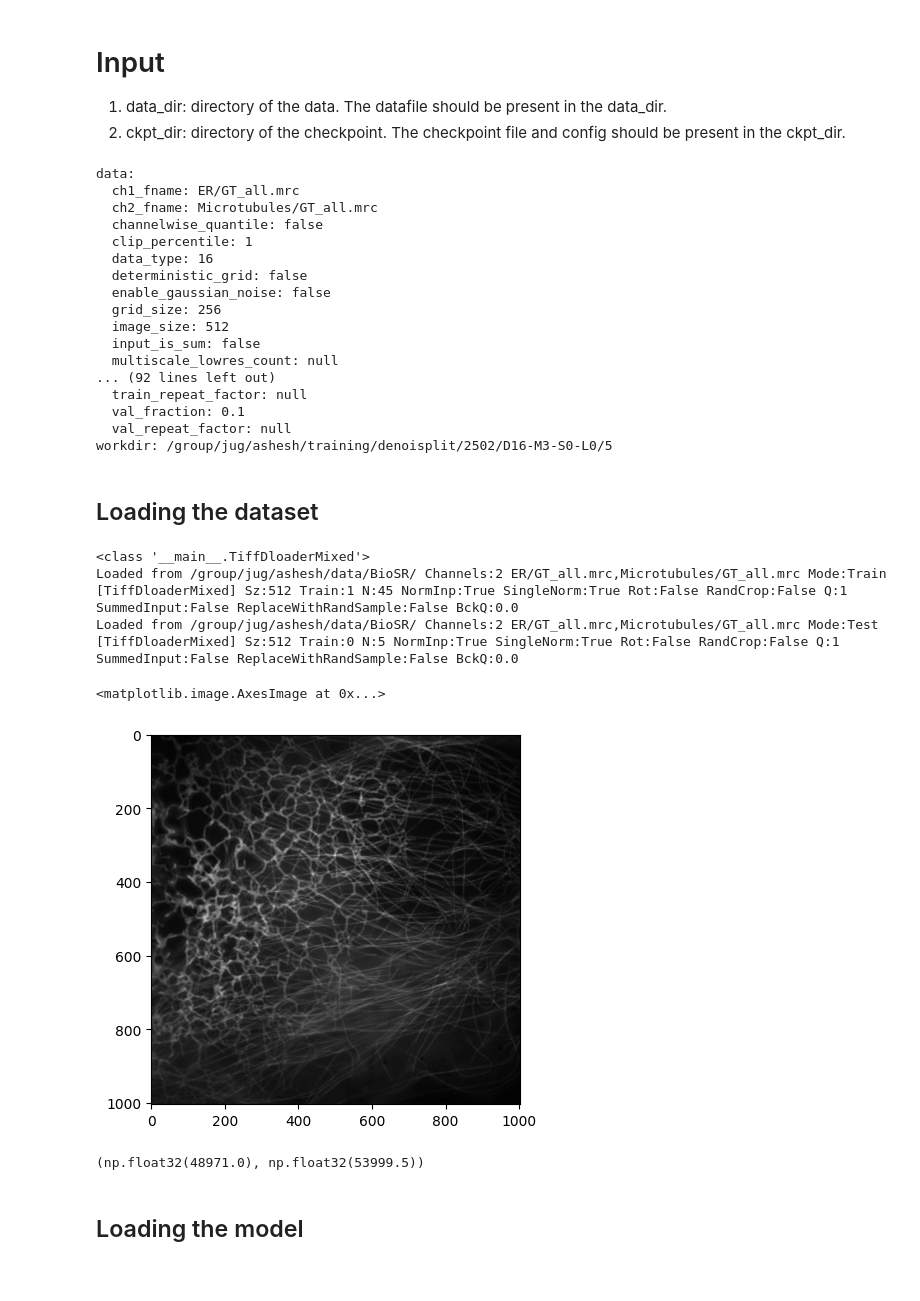
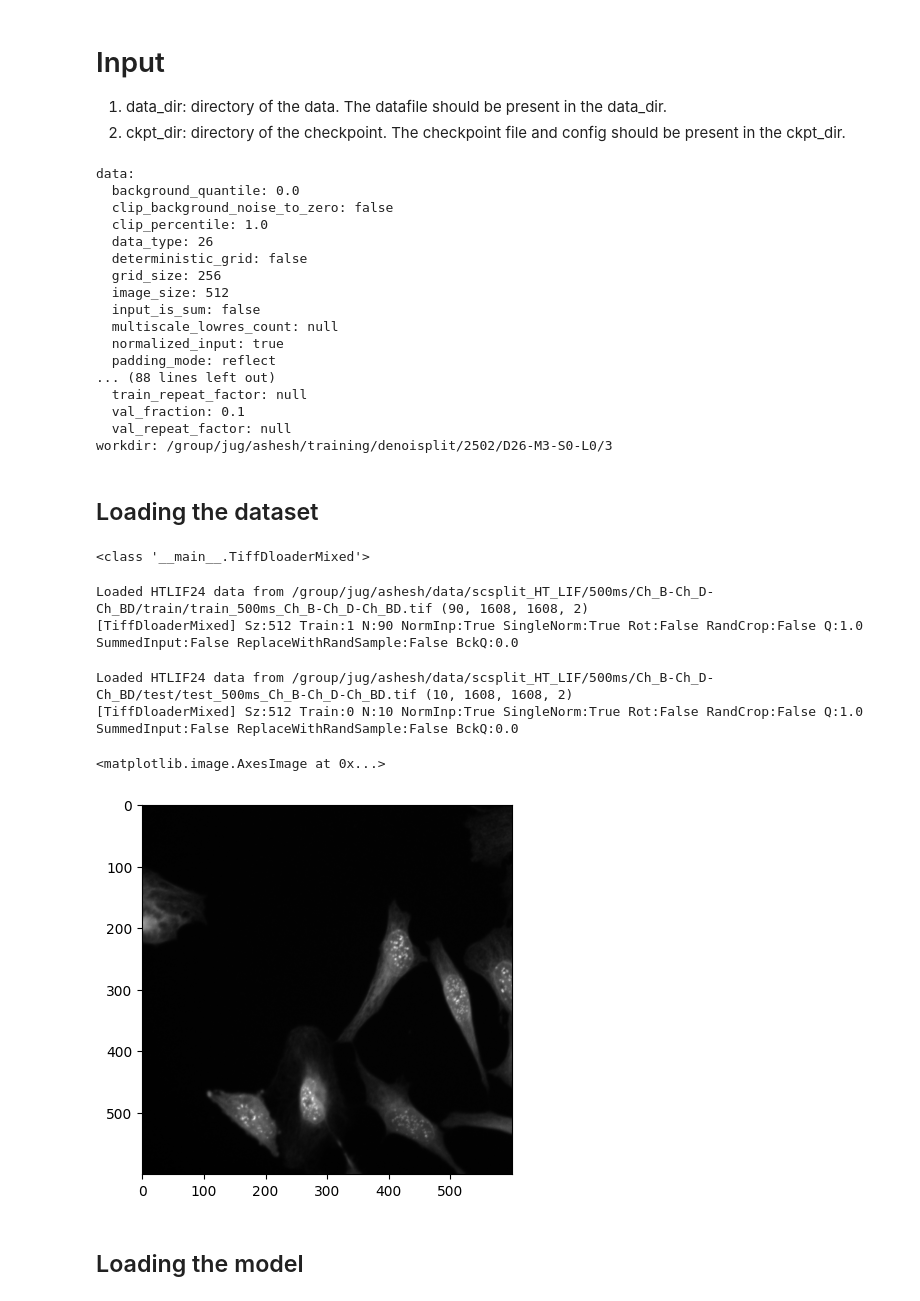
Before and after one commit to juglab/denoiSplit, a Jupyter notebook: notebooks/CoveragePlot.ipynb, the cells around one changed output. Drawn from its saved outputs; the diff is of its cells as text; code cells hidden in the pictures.

```diff
--- a/notebooks/CoveragePlot.ipynb
+++ b/notebooks/CoveragePlot.ipynb
@@ -44,24 +44,25 @@ from denoisplit.analysis.mmse_prediction import get_dset_predictions
 torch.multiprocessing.set_sharing_strategy('file_system')
 # %%
 # data_dir = '/group/jug/ashesh/data/ventura_gigascience/'
-# ckpt_dir = '/group/jug/ashesh/training/disentangle/2502/D7-M3-S0-L0/2'
+# ckpt_dir = '/group/jug/ashesh/training/denoisplit/2503/D7-M3-S0-L0/1'
 
 # paviaATN
 # data_dir = '/group/jug/ashesh/data/microscopy'
 # ckpt_dir = '/group/jug/ashesh/training/denoisplit/2503/D3-M3-S0-L0/1'
 
 # BioSR
-ckpt_dir = '/group/jug/ashesh/training/denoisplit/2502/D16-M3-S0-L0/5'
-data_dir = '/group/jug/ashesh/data/BioSR/'
+# ckpt_dir = '/group/jug/ashesh/training/denoisplit/2502/D16-M3-S0-L0/5'
+# data_dir = '/group/jug/ashesh/data/BioSR/'
 
 # HT-T24
 # ckpt_dir = '/group/jug/ashesh/training/denoisplit/2502/D21-M3-S0-L0/9/'
 # data_dir = '/group/jug/ashesh/data/diffsplit_HT_T24/'
 
-# data_dir = '/group/jug/ashesh/data/diffsplit_HT_LIF/500ms/Ch_B-Ch_D-Ch_BD/'
+data_dir = '/group/jug/ashesh/data/scsplit_HT_LIF/500ms/Ch_B-Ch_D-Ch_BD/'
+ckpt_dir = '/group/jug/ashesh/training/denoisplit/2502/D26-M3-S0-L0/3'
+
 # ckpt_dir = "/home/ashesh.ashesh/paper_models/Hagen/MitoVsAct/LeanLC/"
 # ckpt_dir = '/group/jug/ashesh/training_pre_eccv/disentangle/2211/D7-M3-S0-L0/1'
-# ckpt_dir = '/group/jug/ashesh/training/disentangle/2410/D7-M3-S0-L0/4'
 
 image_size_for_grid_centers = 256
 custom_image_size = 512
@@ -230,22 +231,22 @@ with config.unlocked():
 print(config)
 # %% [output]
 data:
-  ch1_fname: ER/GT_all.mrc
-  ch2_fname: Microtubules/GT_all.mrc
-  channelwise_quantile: false
-  clip_percentile: 1
-  data_type: 16
+  background_quantile: 0.0
+  clip_background_noise_to_zero: false
+  clip_percentile: 1.0
+  data_type: 26
   deterministic_grid: false
-  enable_gaussian_noise: false
   grid_size: 256
   image_size: 512
   input_is_sum: false
   multiscale_lowres_count: null
-... (92 lines left out)
+  normalized_input: true
+  padding_mode: reflect
+... (88 lines left out)
   train_repeat_factor: null
   val_fraction: 0.1
   val_repeat_factor: null
-workdir: /group/jug/ashesh/training/denoisplit/2502/D16-M3-S0-L0/5
+workdir: /group/jug/ashesh/training/denoisplit/2502/D26-M3-S0-L0/3
 # %%
 # since we are doing the clipping in the other way.
 config.data.clip_percentile = 1
@@ -269,8 +270,10 @@ class TiffDloaderMixed(MultiChDloader):
             print('Clipping the data to 1993')
             new_data[new_data > MAX_VAL] = MAX_VAL
 
-        self._data = new_data[...,0:1] * MIXING_WEIGHT + new_data[...,1:2] * (1-MIXING_WEIGHT)
-        self._data = np.repeat(self._data, 2, axis=-1)
+        new_channel = new_data[...,0:1] * MIXING_WEIGHT + new_data[...,1:2] * (1-MIXING_WEIGHT)
+        self._data = np.concatenate([new_data, new_channel], axis=-1)
+        self._input_idx = self._data.shape[-1]-1
+        self._num_channels = self._data.shape[-1]
         # self._data[self._data > MAX_VAL] = MAX_VAL
 
 class MultiScaleTiffDloaderMixed(LCMultiChDloader):
@@ -285,8 +288,10 @@ class MultiScaleTiffDloaderMixed(LCMultiChDloader):
             print('Clipping the data to 1993')
             new_data[new_data > MAX_VAL] = MAX_VAL
 
-        self._data = new_data[...,0:1] * MIXING_WEIGHT + new_data[...,1:2] * (1-MIXING_WEIGHT)
-        self._data = np.repeat(self._data, 2, axis=-1)
+        new_channel = new_data[...,0:1] * MIXING_WEIGHT + new_data[...,1:2] * (1-MIXING_WEIGHT)
+        self._data = np.concatenate([new_data, new_channel], axis=-1)
+        self._input_idx = self._data.shape[-1]-1
+        self._num_channels = self._data.shape[-1]
         # self._data[self._data > MAX_VAL] = MAX_VAL
 
 padding_kwargs = {
@@ -365,19 +370,15 @@ if evaluate_train:
 data_mean, data_std = train_dset.get_mean_std()
 # %% [output]
 <class '__main__.TiffDloaderMixed'>
-Loaded from /group/jug/ashesh/data/BioSR/ Channels:2 ER/GT_all.mrc,Microtubules/GT_all.mrc Mode:Train
-[TiffDloaderMixed] Sz:512 Train:1 N:45 NormInp:True SingleNorm:True Rot:False RandCrop:False Q:1 SummedInput:False ReplaceWithRandSample:False BckQ:0.0
-Loaded from /group/jug/ashesh/data/BioSR/ Channels:2 ER/GT_all.mrc,Microtubules/GT_all.mrc Mode:Test
-[TiffDloaderMixed] Sz:512 Train:0 N:5 NormInp:True SingleNorm:True Rot:False RandCrop:False Q:1 SummedInput:False ReplaceWithRandSample:False BckQ:0.0
+Loaded HTLIF24 data from /group/jug/ashesh/data/scsplit_HT_LIF/500ms/Ch_B-Ch_D-Ch_BD/train/train_500ms_Ch_B-Ch_D-Ch_BD.tif (90, 1608, 1608, 2)
+[TiffDloaderMixed] Sz:512 Train:1 N:90 NormInp:True SingleNorm:True Rot:False RandCrop:False Q:1.0 SummedInput:False ReplaceWithRandSample:False BckQ:0.0
+Loaded HTLIF24 data from /group/jug/ashesh/data/scsplit_HT_LIF/500ms/Ch_B-Ch_D-Ch_BD/test/test_500ms_Ch_B-Ch_D-Ch_BD.tif (10, 1608, 1608, 2)
+[TiffDloaderMixed] Sz:512 Train:0 N:10 NormInp:True SingleNorm:True Rot:False RandCrop:False Q:1.0 SummedInput:False ReplaceWithRandSample:False BckQ:0.0
 # %%
-plt.imshow(val_dset._data[0,...,0], cmap='gray')
+plt.imshow(val_dset._data[0,-600:,:600,2], cmap='gray')
 # %% [output]
 <matplotlib.image.AxesImage at 0x...>
-[figure, old version]
+[figure, new version]
-# %%
-val_dset._data.max(), train_dset._data.max()
-# %% [output]
-(np.float32(48971.0), np.float32(53999.5))
 # %% [markdown]
 ## Loading the model
 # %%
```
Also changed, not shown: parts of 6 cells of this notebook, 3 other files.
